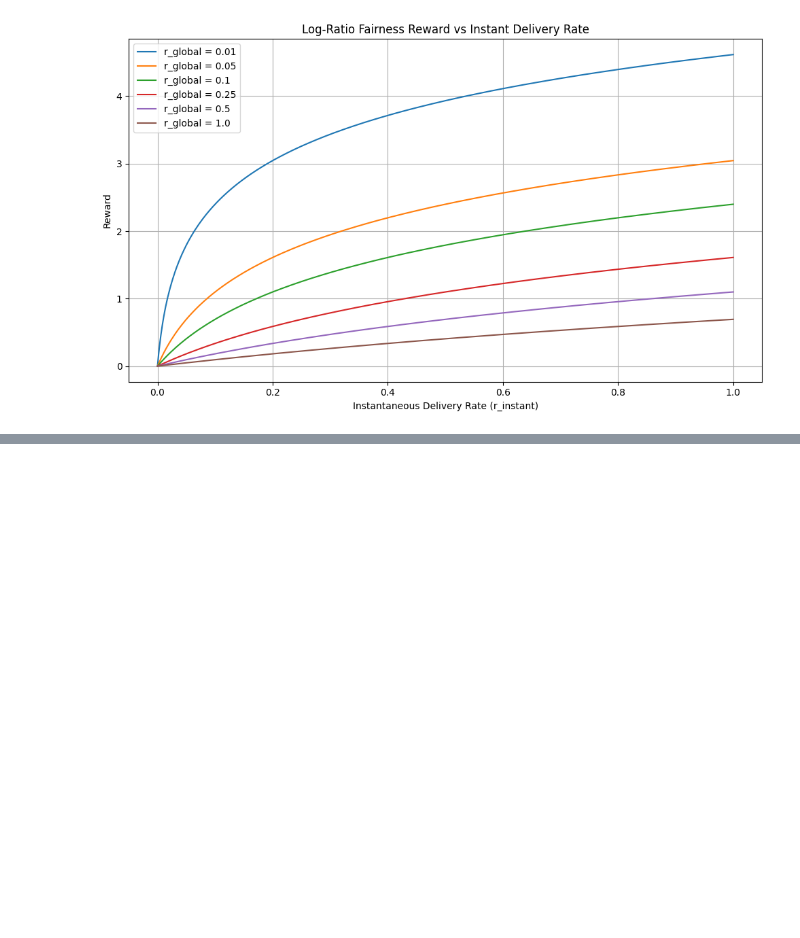
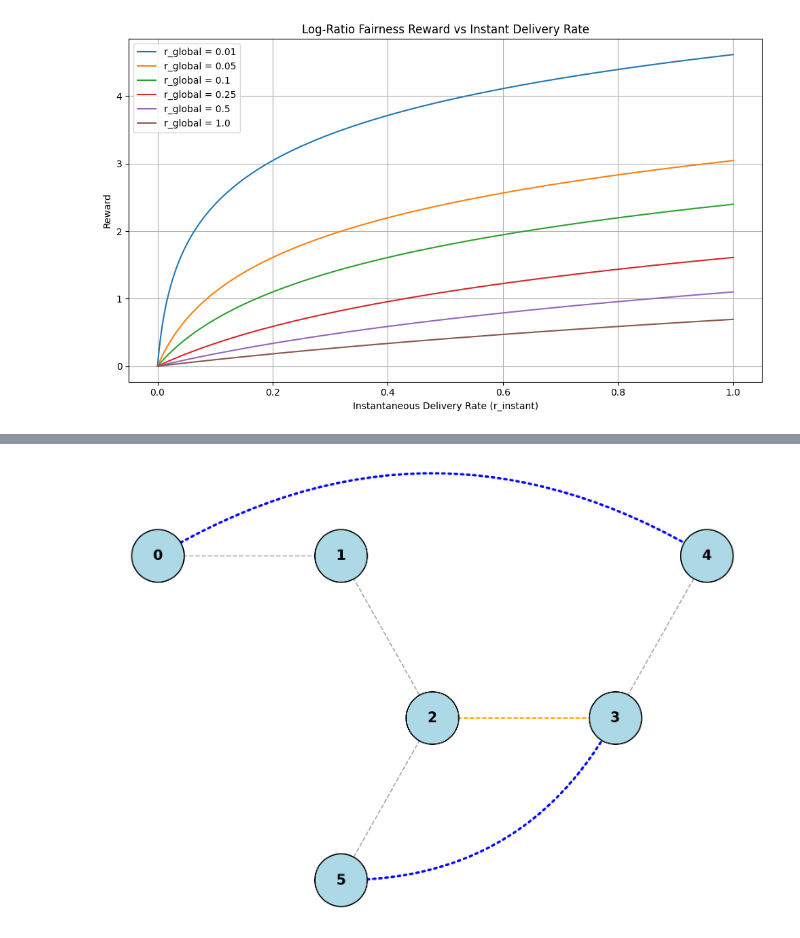
Before and after one commit to Berat03/quantumScheduling, a Jupyter notebook: new/workingCode/test.ipynb, the cells around one changed output, grey strips where cells are left out. Saved outputs shown, nothing was run; the diff lists cells and outputs as text; code cells hidden in the pictures; blank space fills up the shorter version.

```diff
--- a/new/workingCode/test.ipynb
+++ b/new/workingCode/test.ipynb
@@ -26,0 +78,81 @@ plt.show()
+# %%
+import networkx as nx
+import matplotlib.pyplot as plt
+import matplotlib.patches as mpatches
+
+# Create the graph
+G = nx.Graph()
+
+# Add nodes
+nodes = [0, 1, 2, 3, 4, 5]
+G.add_nodes_from(nodes)
+
+# Add solid edges (black/grey lines)
+solid_edges = [(0, 1), (1, 2), (2, 3), (3, 4), (2, 5)]
+G.add_edges_from(solid_edges)
+
+# Add dotted edges (blue lines)
+dotted_edges = [(0, 4), (5, 3)]
+
+# Define the adjusted layout with uniform horizontal distance
+pos = {
+    0: (1, 1.5),
+    1: (3, 1.5),
+    2: (4, 1),
+    3: (6, 1),
+    4: (7, 1.5),
+    5: (3, 0.5)
+}
+
+# Start figure
+plt.figure(figsize=(16, 11))
+plt.clf()
+
+# Draw base graph with grey dashed initial edges
+G_viz = G.copy()
+G_viz.add_edges_from(dotted_edges)
+
+# Modify the edge (2, 3) to be orange and dashed
+nx.draw_networkx_edges(G_viz, pos=pos,
+                       edgelist=[(2, 3)],
+                       edge_color='orange',
+                       style='dashed',
+                       width=2)
+
+# Draw remaining solid edges
+nx.draw_networkx_edges(G_viz, pos=pos,
+                       edgelist=[edge for edge in solid_edges if edge != (2, 3)],
+                       edge_color='grey',
+                       style='dashed',
+                       alpha=0.7,
+                       width=2)
+
+# Draw blue curved edges manually
+ax = plt.gca()
+for edge in dotted_edges:
+    (x1, y1) = pos[edge[0]]
+    (x2, y2) = pos[edge[1]]
+    if edge == (0, 4):
+        rad = -0.3  # Reduce curvature for (0, 4) to prevent clipping
+    else:
+        rad = 0.3  # Curve under the node for (5, 3)
+    con = mpatches.FancyArrowPatch((x1, y1), (x2, y2),
+                                   connectionstyle=f"arc3,rad={rad}",
+                                   linestyle='dotted',
+                                   color='blue',
+                                   linewidth=4,
+                                   arrowstyle='-')
+    ax.add_patch(con)
+
+# Draw nodes and labels
+nx.draw_networkx_nodes(G_viz, pos, node_color='lightblue', edgecolors='black', node_size=8000, linewidths=2)
+nx.draw_networkx_labels(G_viz, pos, font_size=24, font_weight='bold')
+
+# Turn off the axis
+plt.axis('off')
+plt.tight_layout()
+
+# Show the plot
+plt.show()
+# %% [output]
+[figure, added]
```
Also changed, not shown: parts of 6 cells of this notebook, 14 other files.
